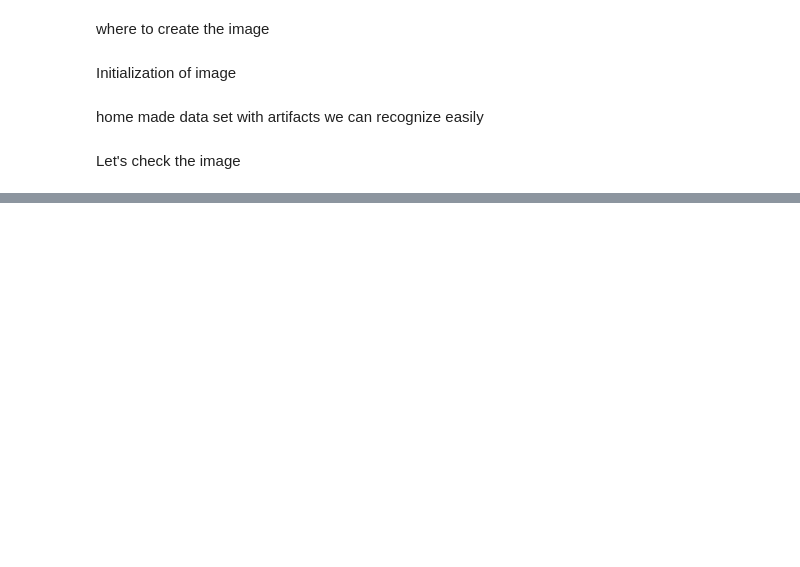
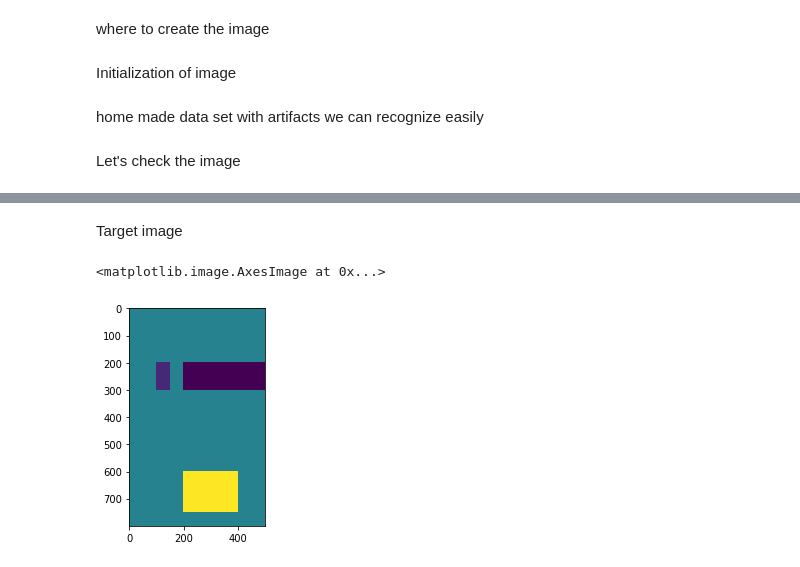
Before and after one commit to JeanBilheux/python_101, a Jupyter notebook: working_with_images/TIFF/make_tiff_images.ipynb, the cells around one changed output, grey strips where cells are left out. Drawn from its saved outputs; the diff is of its cells as text; code cells hidden in the pictures; blank space fills up the shorter version.

```diff
--- a/working_with_images/TIFF/make_tiff_images.ipynb
+++ b/working_with_images/TIFF/make_tiff_images.ipynb
@@ -39,3 +52,35 @@ plt.imshow(data)
 # %%
 new_image = Image.fromarray(data)
 new_image.save(output_filename)
+# %% [markdown]
+Target image
+# %%
+x0 = 200
+y0 = 200
+x1 = 499
+y1 = 300
+counts = 20
+
+x2 = 100
+x3 = 150
+y2 = 200
+y3 = 300
+
+xa = 50
+xb = 450
+ya = 600
+yb = 750
+
+xc = 200
+yc = 600
+xd = 400
+yd = 750
+
+width = 500
+height = 800
+# %%
+data_target = np.ones((height, width))*100
+data_target[y0:y1, x0:x1] = counts
+data_target[y2:y3, x2:x3] = counts*2
+data_target[ya:yb, xa:xb] = counts*5
+data_target[yc:yd, xc:xd] = counts*10
@@ -41,0 +89,6 @@ new_image.save(output_filename)
+# %%
+fig, ax = plt.subplots(1,1)
+plt.imshow(data_target)
+# %% [output]
+<matplotlib.image.AxesImage at 0x...>
+[figure, added]
```
Also changed, not shown: parts of 9 cells of this notebook, 10 other files.
